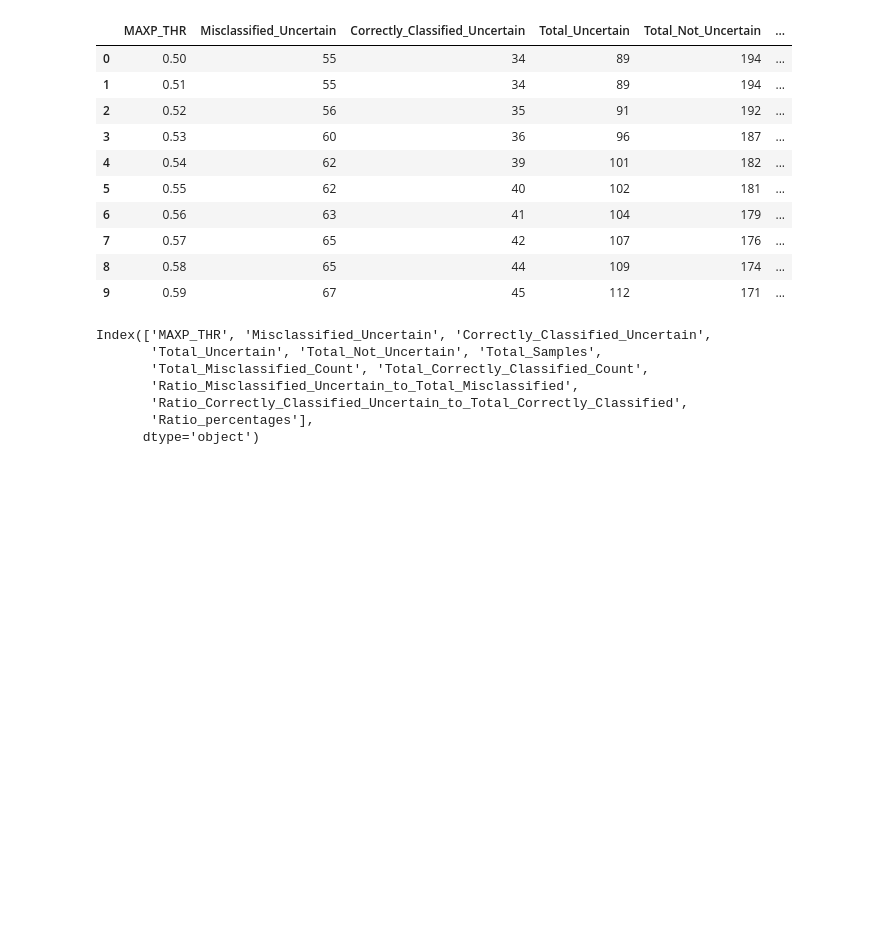
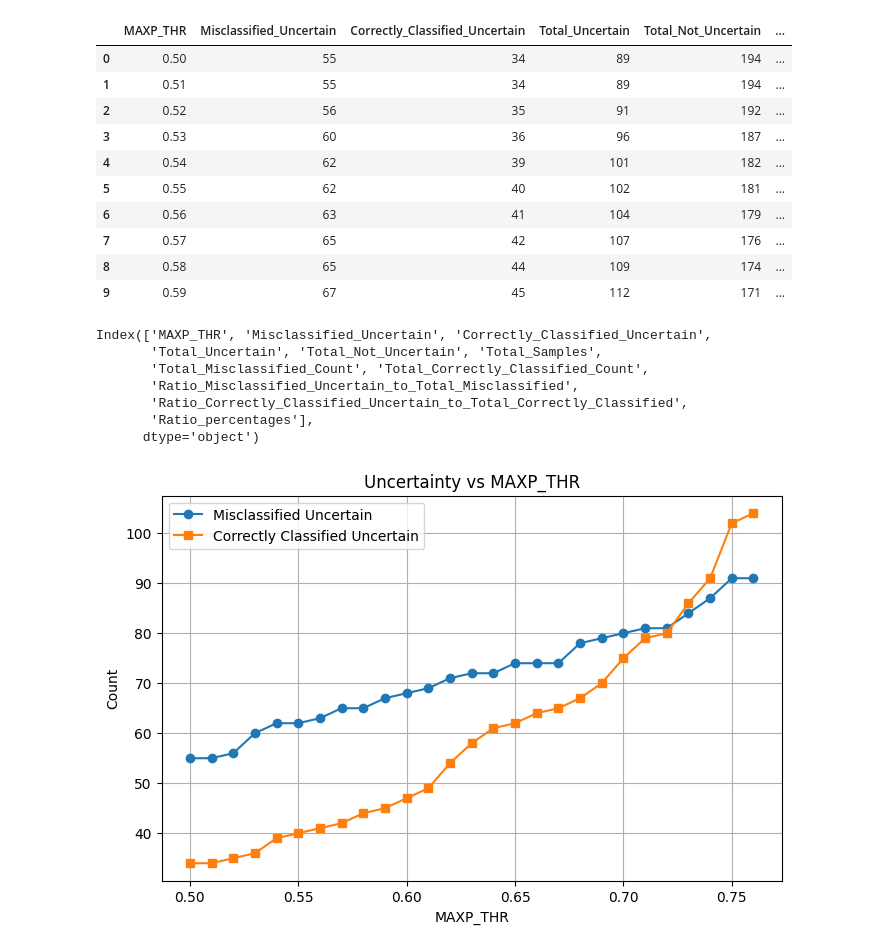
Before and after one commit to FaridRash/Advance-Statistical-Learnin--Semester-3, a Jupyter notebook: Farid/Farid_GLM.ipynb, the cells around one changed output. Drawn from its saved outputs; the diff is of its cells as text; code cells hidden in the pictures; blank space fills up the shorter version.

```diff
--- a/Farid/Farid_GLM.ipynb
+++ b/Farid/Farid_GLM.ipynb
@@ -1023,7 +1023,7 @@ flag_near_cut, min_dist = flag_near_cutpoint(eta, cuts, epsilon=0.10)
 
 
 # Define the range of thresholds for MAXP_THR
-maxp_thresholds = np.arange(0.5, 0.91, 0.01) # from 0.5 to 0.9 with step 0.01
+maxp_thresholds = np.arange(0.5, 0.77, 0.01) # from 0.5 to 0.9 with step 0.01
 
 # Dictionary to store results for each threshold
 results_by_maxp_thr = {}
@@ -1146,3 +1145,22 @@ Index(['MAXP_THR', 'Misclassified_Uncertain', 'Correctly_Classified_Uncertain',
        'Ratio_Correctly_Classified_Uncertain_to_Total_Correctly_Classified',
        'Ratio_percentages'],
       dtype='object')
+# %%
+import matplotlib.pyplot as plt
+
+plt.figure(figsize=(8,5))
+
+plt.plot(analysis_df["MAXP_THR"], analysis_df["Misclassified_Uncertain"],
+         marker="o", label="Misclassified Uncertain")
+
+plt.plot(analysis_df["MAXP_THR"], analysis_df["Correctly_Classified_Uncertain"],
+         marker="s", label="Correctly Classified Uncertain")
+
+plt.xlabel("MAXP_THR")
+plt.ylabel("Count")
+plt.title("Uncertainty vs MAXP_THR")
+plt.legend()
+plt.grid(True)
+plt.show()
+# %% [output]
+[figure, added]
```
Also changed, not shown: parts of 2 cells of this notebook.
